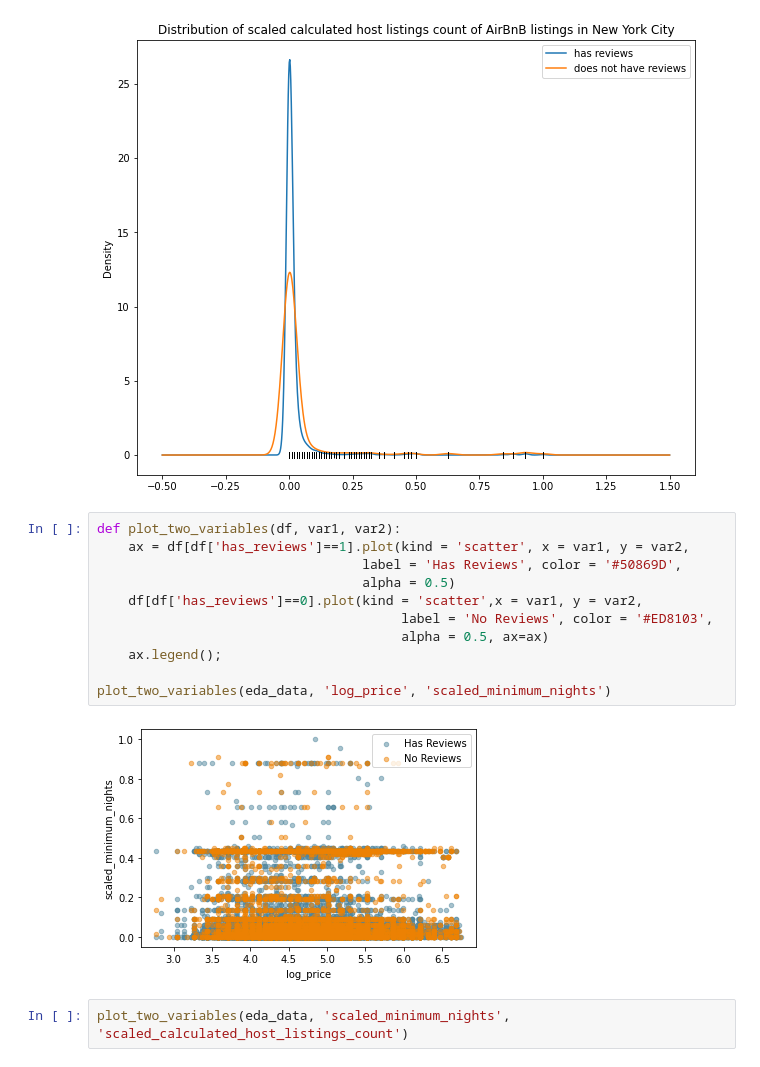
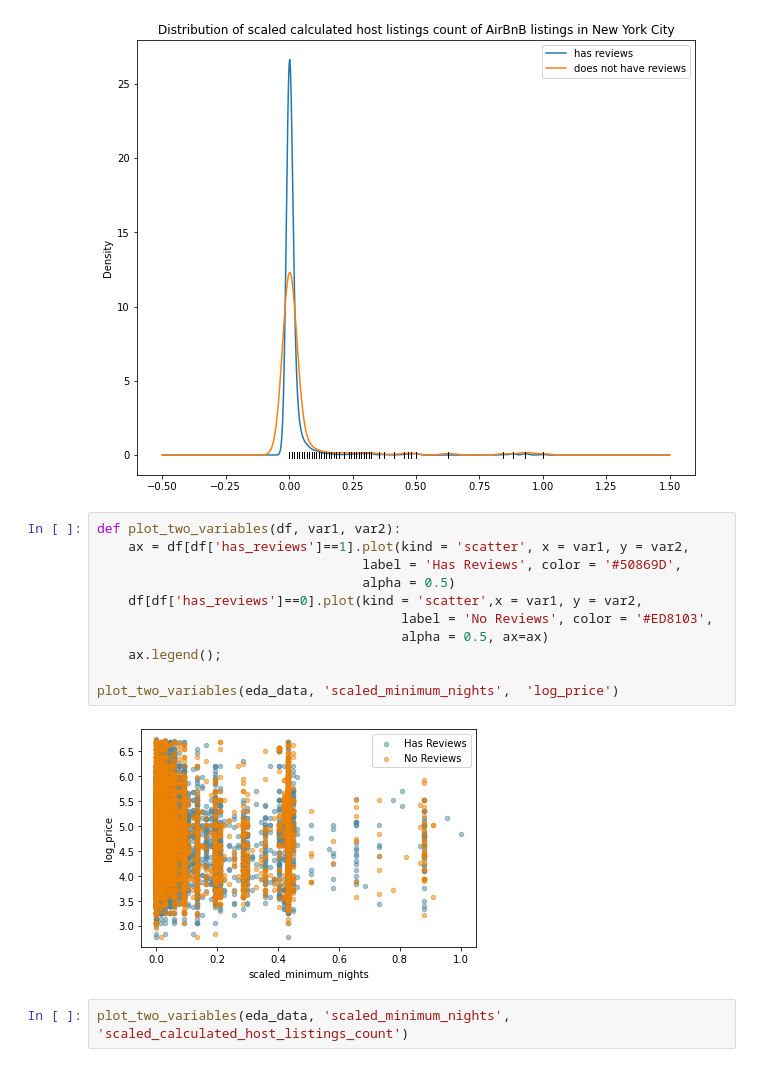
Before and after one commit to miahatton/airbnb_reviews, a Jupyter notebook: WRIT1_v3.ipynb, the cells around one changed output. Cells and saved outputs as stored; diff of their text form.

```diff
--- a/WRIT1_v3.ipynb
+++ b/WRIT1_v3.ipynb
@@ -471,16 +472,16 @@ plot_distribution(eda_data_scaled, 'scaled_calculated_host_listings_count')
 # %%
 def plot_two_variables(df, var1, var2):
     ax = df[df['has_reviews']==1].plot(kind = 'scatter', x = var1, y = var2,
                                   label = 'Has Reviews', color = '#50869D',
                                   alpha = 0.5)
     df[df['has_reviews']==0].plot(kind = 'scatter',x = var1, y = var2,
                                        label = 'No Reviews', color = '#ED8103',
                                        alpha = 0.5, ax=ax)
     ax.legend();
 
-plot_two_variables(eda_data, 'log_price', 'scaled_minimum_nights')
+plot_two_variables(eda_data, 'scaled_minimum_nights',  'log_price')
 # %% [output]
-[figure, old version]
+[figure, new version]
 # %%
 plot_two_variables(eda_data, 'scaled_minimum_nights', 'scaled_calculated_host_listings_count')
 # %% [output]
```
Also changed, not shown: parts of 62 cells of this notebook, 1 other file.
